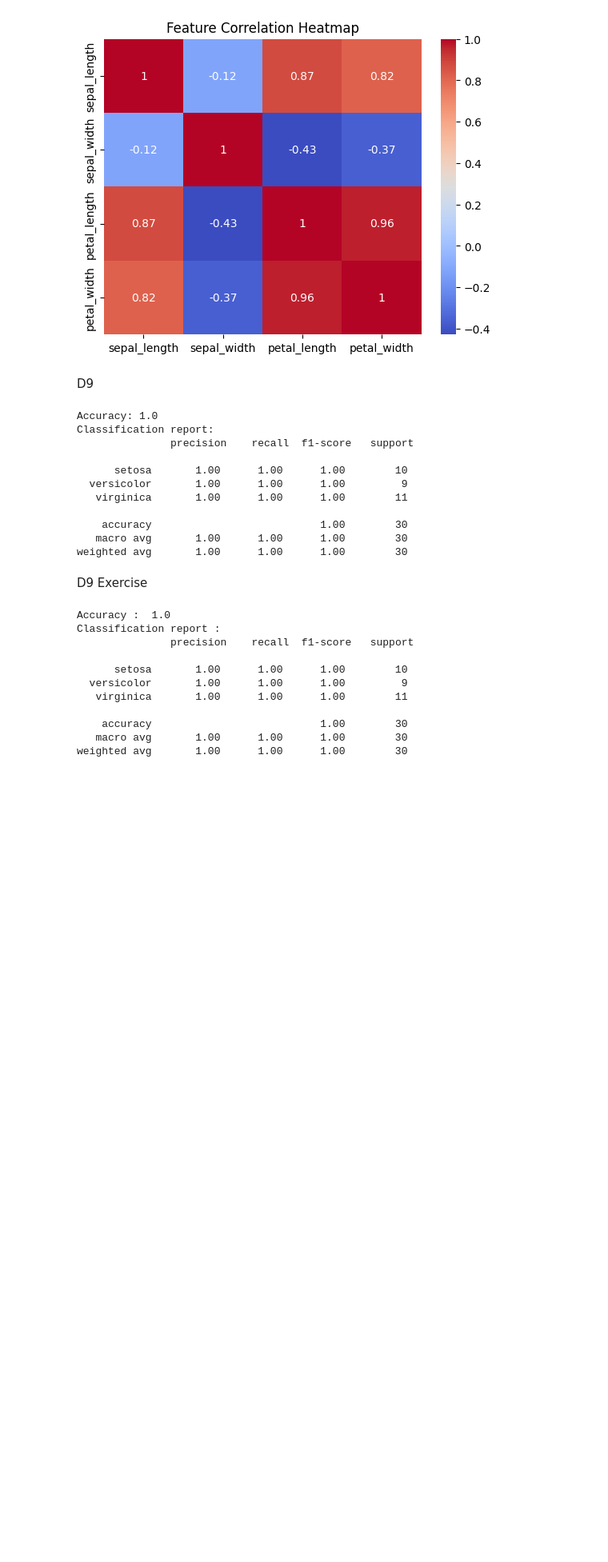
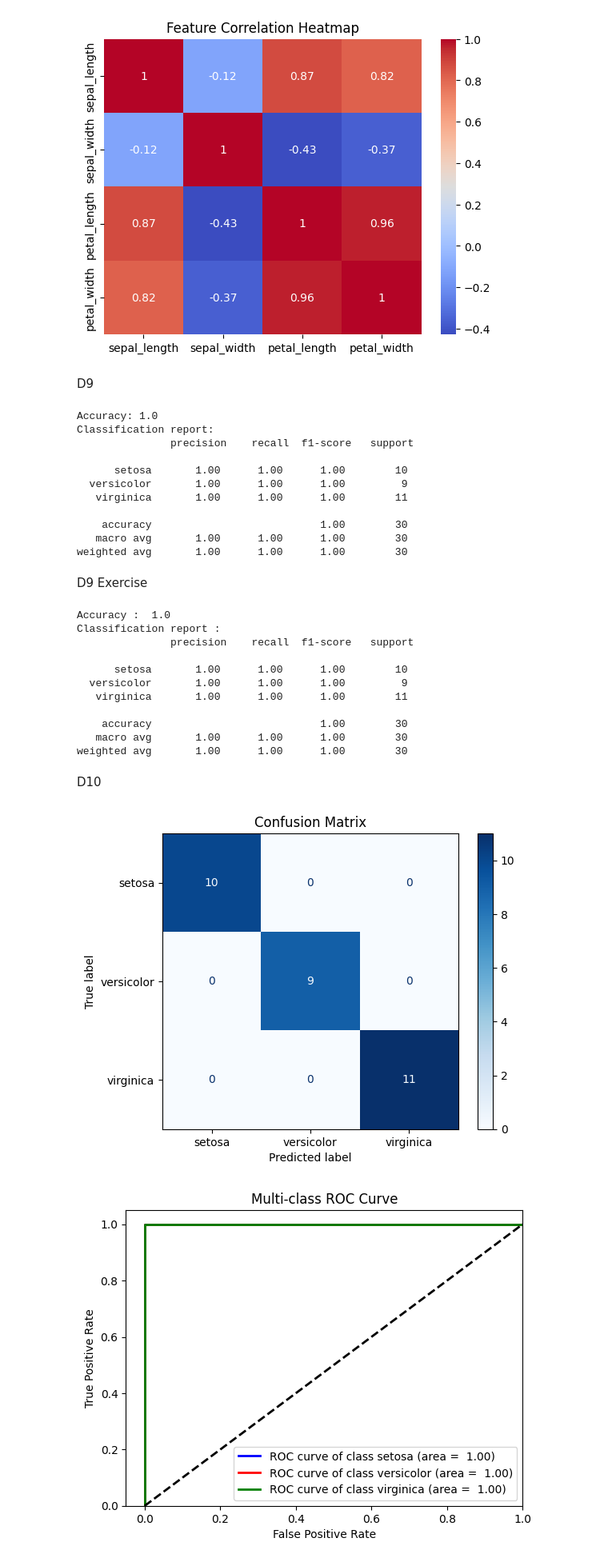
Before and after one commit to CJYJas/SelfLearn_2025, a Jupyter notebook: selflearn.ipynb, the cells around one changed output. Shown at 80% size. Saved outputs shown, nothing was run; the diff lists cells and outputs as text; code cells hidden in the pictures; blank space fills up the shorter version.

```diff
--- a/selflearn.ipynb
+++ b/selflearn.ipynb
@@ -323,3 +323,64 @@ Classification report :
     accuracy                           1.00        30
    macro avg       1.00      1.00      1.00        30
 weighted avg       1.00      1.00      1.00        30
+# %% [markdown]
+D10
+# %%
+import matplotlib.pyplot as plt
+from sklearn.metrics import confusion_matrix, ConfusionMatrixDisplay, roc_curve,auc
+from sklearn.preprocessing import label_binarize
+from sklearn.linear_model import LogisticRegression
+from sklearn.model_selection import train_test_split
+from sklearn.datasets import load_iris
+import numpy as np
+
+iris = load_iris()
+X = iris.data
+y = iris.target
+
+#Binarize output for ROC
+y_bin = label_binarize(y, classes=[0,1,2])
+n_classes = y_bin.shape[1]
+
+#Train_test_split
+X_train, X_test, y_train, y_test = train_test_split(X, y, test_size = 0.2, random_state = 42)
+
+#Train model and predict
+model = LogisticRegression(max_iter = 200)
+model.fit(X_train, y_train)
+y_pred = model.predict(X_test)
+y_score = model.predict_proba(X_test)
+
+#Confusion Matrix
+cm = confusion_matrix(y_test, y_pred)
+disp = ConfusionMatrixDisplay(confusion_matrix = cm, display_labels = iris.target_names)
+disp.plot(cmap = plt.cm.Blues)
+plt.title("Confusion Matrix")
+plt.show()
+
+#ROC Curve & Auc for Multi Class
+y_test_bin = label_binarize(y_test, classes = [0,1,2])
+fpr = dict()
+tpr = dict()
+roc_auc = dict()
+
+for i in range(n_classes):
+  fpr[i], tpr[i],_ = roc_curve(y_test_bin[:, i], y_score[:, i])
+  roc_auc[i] = auc(fpr[i], tpr[i])
+
+plt.figure()
+for i, color in zip(range(n_classes), ['blue', 'red', 'green']):
+  plt.plot(fpr[i], tpr[i], color = color, lw = 2,
+           label = f'ROC curve of class {iris.target_names[i]} (area = {roc_auc[i]: .2f})')
+
+plt.plot([0,1], [0,1], 'k--', lw = 2)
+plt.xlim([-0.05, 1.0])
+plt.ylim([0.0, 1.05])
+plt.xlabel('False Positive Rate')
+plt.ylabel('True Positive Rate')
+plt.title('Multi-class ROC Curve')
+plt.legend(loc = "lower right")
+plt.show()
+# %% [output]
+[figure, added]
+[figure, added]
```
Also changed, not shown: parts of 10 cells of this notebook.
